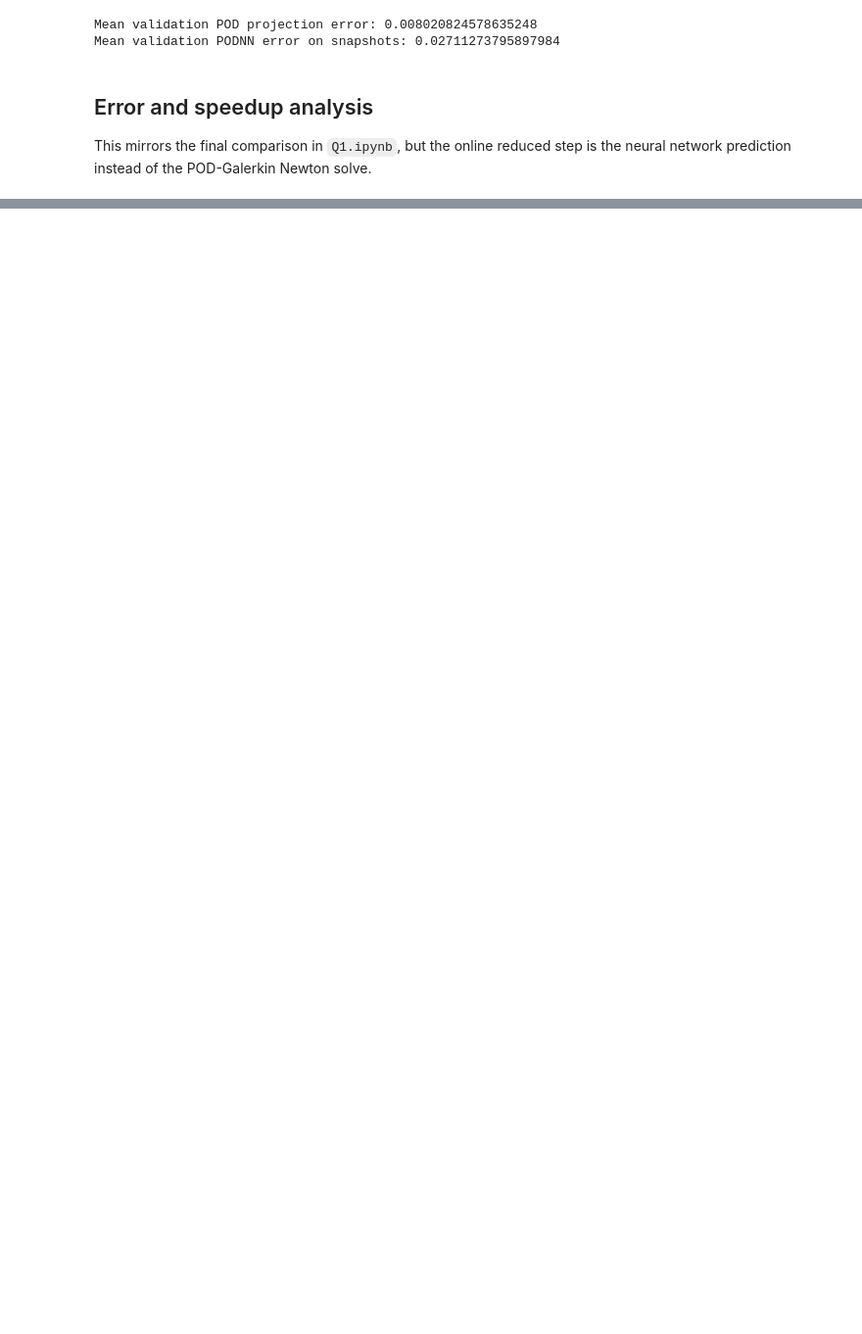
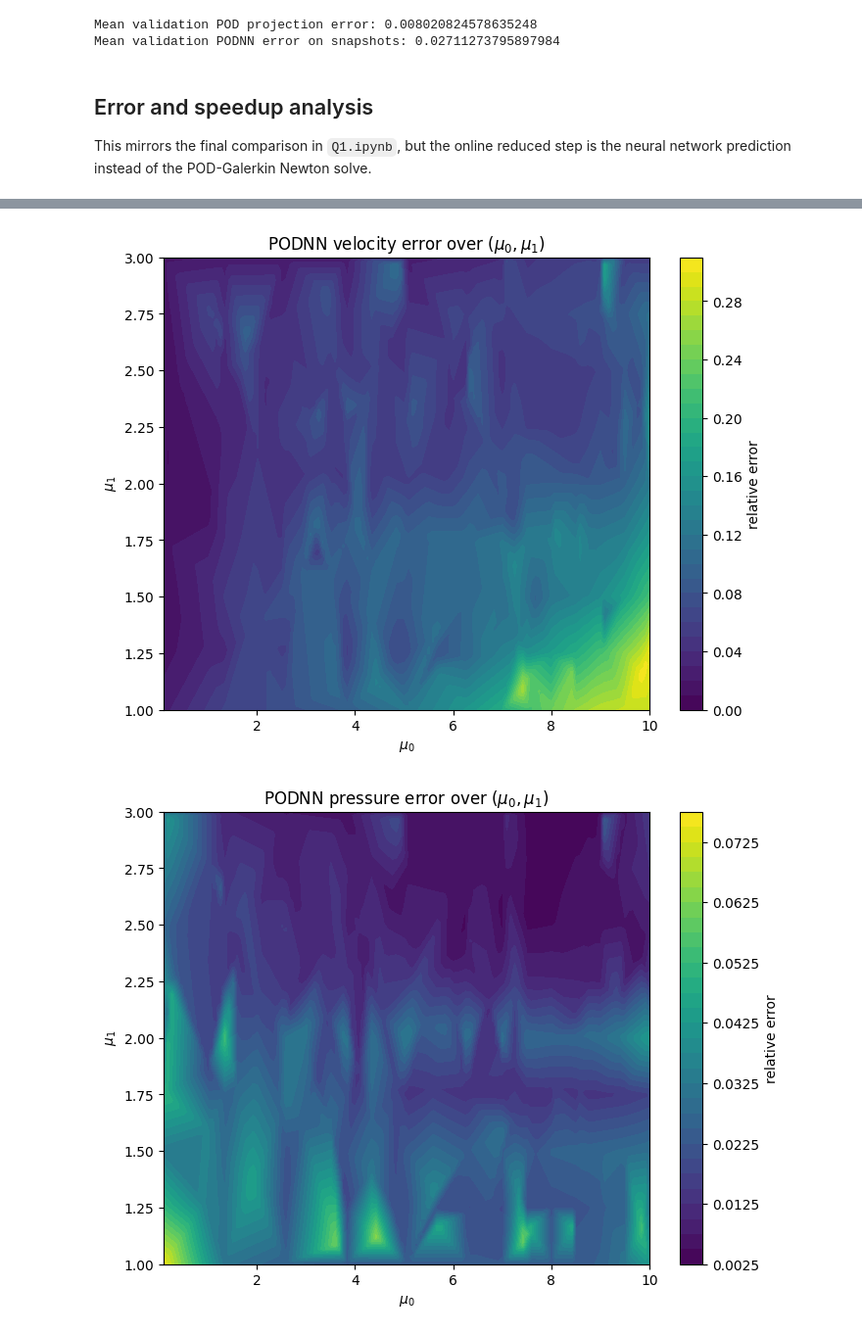
Before and after one commit to tom-fritzdorf/MOR-project, a Jupyter notebook: Q2.ipynb, the cells around one changed output, grey strips where cells are left out. Shown at 98% size. Drawn from its saved outputs; the diff is of its cells as text; code cells hidden in the pictures; blank space fills up the shorter version.

```diff
--- a/Q2.ipynb
+++ b/Q2.ipynb
@@ -1481,0 +1533,56 @@ pressure error: 0.03503875817164364
+# %%
+import numpy as np
+import matplotlib.pyplot as plt
+from scipy.interpolate import griddata
+
+def plot_podnn_error_heatmap(df, error_column, title):
+    mu0 = df["mu0"].to_numpy()
+    mu1 = df["mu1"].to_numpy()
+    error = df[error_column].to_numpy()
+
+    mu0_grid = np.linspace(mu0.min(), mu0.max(), 120)
+    mu1_grid = np.linspace(mu1.min(), mu1.max(), 120)
+
+    MU0, MU1 = np.meshgrid(mu0_grid, mu1_grid, indexing="ij")
+
+    ERROR = griddata(
+        points=(mu0, mu1),
+        values=error,
+        xi=(MU0, MU1),
+        method="linear"
+    )
+
+    fig, ax = plt.subplots(figsize=(8, 6))
+
+    heatmap = ax.contourf(
+        MU0,
+        MU1,
+        ERROR,
+        levels=30,
+        cmap="viridis"
+    )
+
+    ax.set_xlabel(r"$\mu_0$")
+    ax.set_ylabel(r"$\mu_1$")
+    ax.set_title(title)
+
+    cbar = fig.colorbar(heatmap, ax=ax)
+    cbar.set_label("relative error")
+
+    plt.show()
+
+
+plot_podnn_error_heatmap(
+    df_test_results,
+    "velocity_error",
+    r"PODNN velocity error over $(\mu_0, \mu_1)$"
+)
+
+plot_podnn_error_heatmap(
+    df_test_results,
+    "pressure_error",
+    r"PODNN pressure error over $(\mu_0, \mu_1)$"
+)
+# %% [output]
+[figure, added]
+[figure, added]
```
Also changed, not shown: parts of 12 cells of this notebook.
